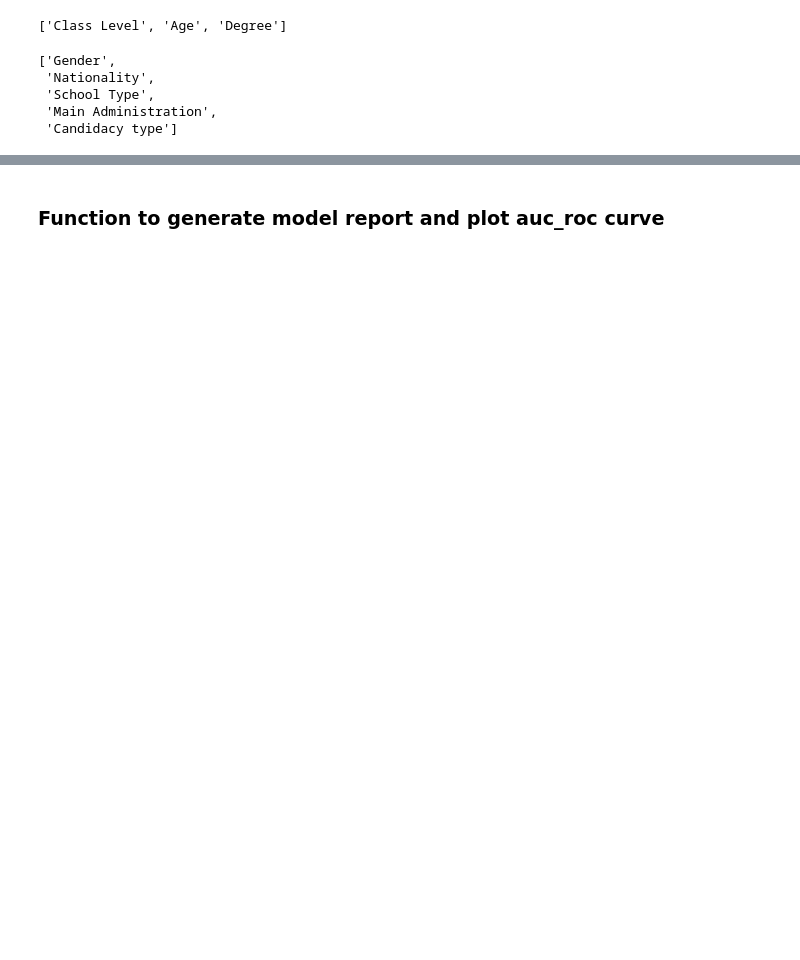
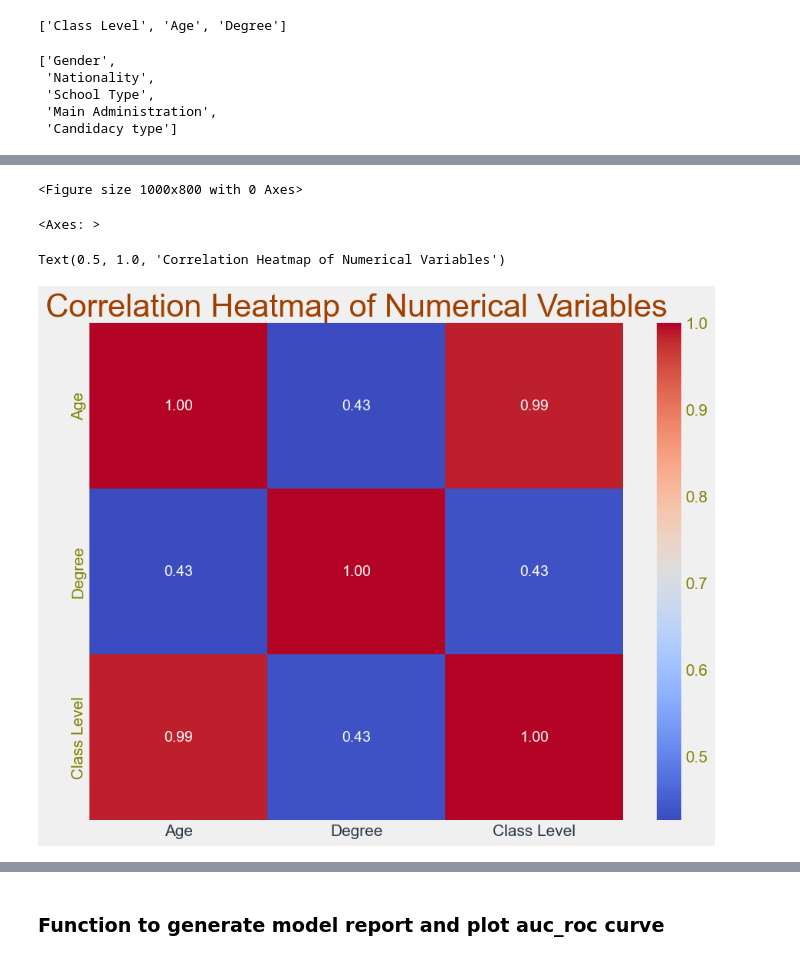
Before and after one commit to Wahaj-Raza/Cognitive-Environmental-Analysis, a Jupyter notebook: Cognitive Environmental Analysis Student Grade Prediction.ipynb, the cells around one changed output, grey strips where cells are left out. Drawn from its saved outputs; the diff is of its cells as text; code cells hidden in the pictures; blank space fills up the shorter version.

```diff
--- a/Cognitive Environmental Analysis Student Grade Prediction.ipynb
+++ b/Cognitive Environmental Analysis Student Grade Prediction.ipynb
@@ -135,0 +239,11 @@ plt.show()
+# %%
+# Correlation heatmap for numerical variables
+plt.figure(figsize=(10, 8))
+sns.heatmap(df[['Age', 'Degree', 'Class Level']].corr(), annot=True, cmap='coolwarm', fmt='.2f')
+plt.title('Correlation Heatmap of Numerical Variables')
+plt.show()
+# %% [output]
+<Figure size 1000x800 with 0 Axes>
+<Axes: >
+Text(0.5, 1.0, 'Correlation Heatmap of Numerical Variables')
+[figure, added]
```
Also changed, not shown: parts of 51 cells of this notebook.
